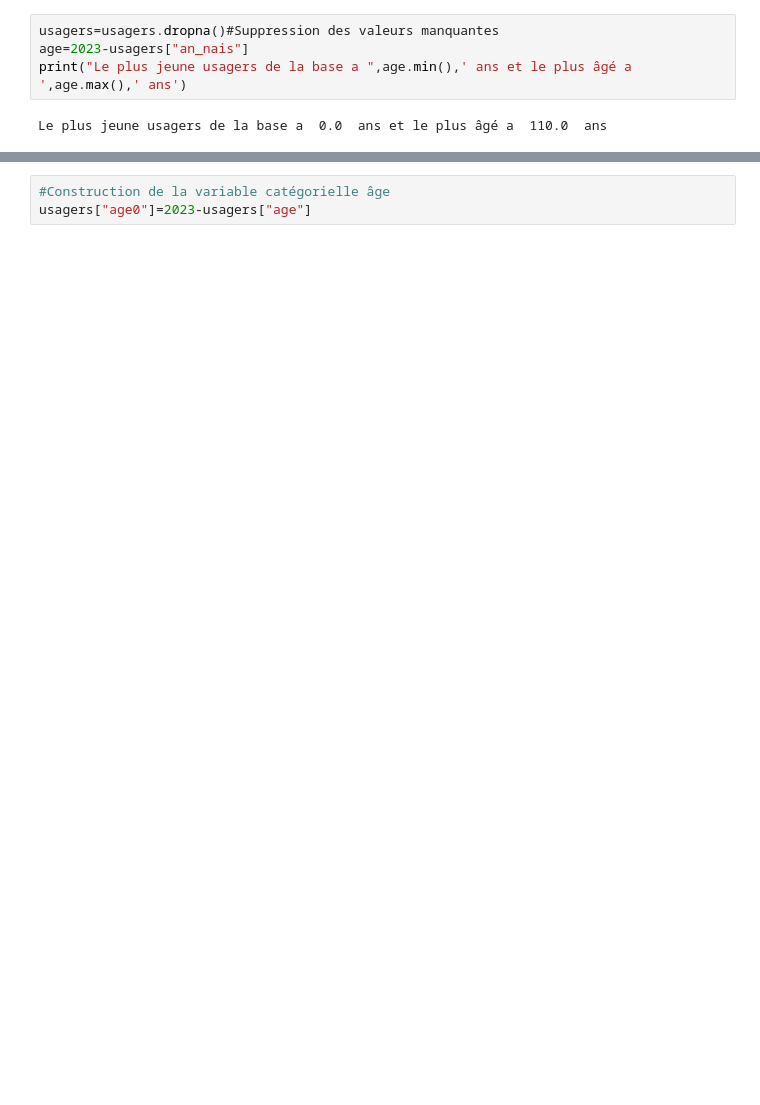
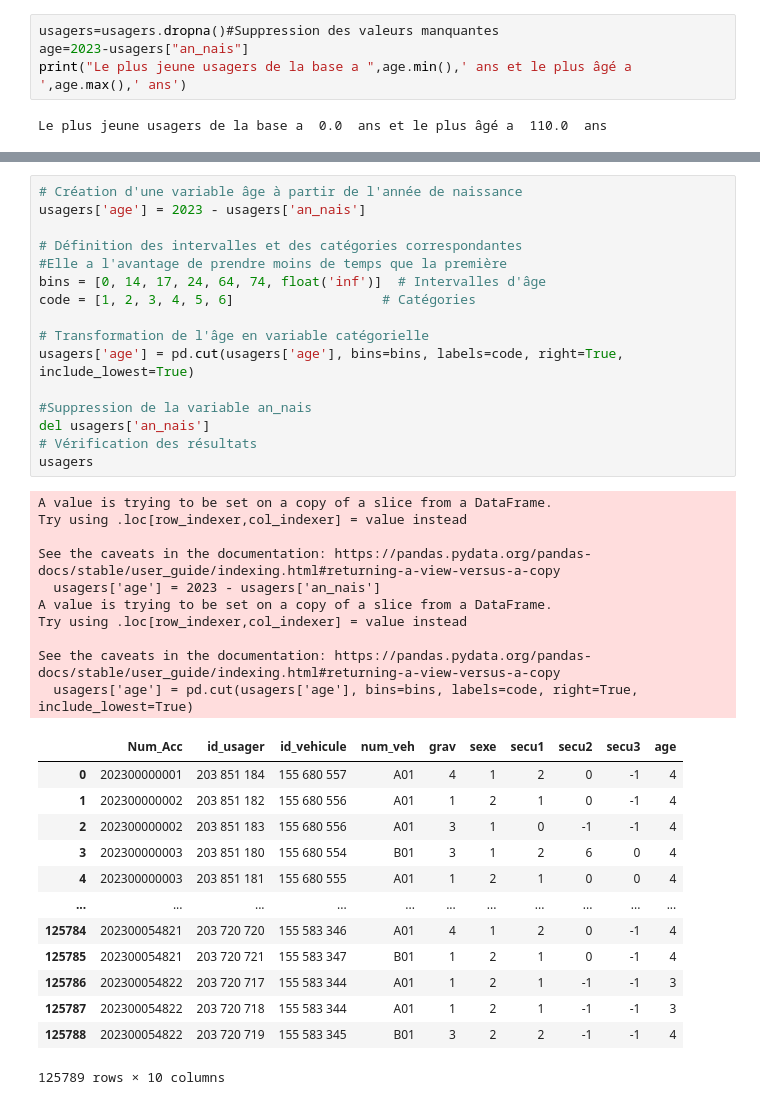
Before and after one commit to Deeson2002/Projet-python, a Jupyter notebook: Projet.ipynb, the cells around one changed output, grey strips where cells are left out. Saved outputs shown, nothing was run; the diff lists cells and outputs as text; blank space fills up the shorter version.

```diff
--- a/Projet.ipynb
+++ b/Projet.ipynb
@@ -238,5 +237,42 @@ La variable catégorielle âge sera codé comme suit :
    Cette catégorie regroupe des individus souvent vulnérables en raison de leurs capacités physiques ou mentales. Ils peuvent être piétons, passagers, ou conducteurs.
    Les conséquences d'un accident peuvent être plus graves pour cette tranche d'âge, ce qui en fait un groupe particulièrement intéressant à analyser dans les études de sécurité routière.
-# %%
-#Construction de la variable catégorielle âge
-usagers["age0"]=2023-usagers["age"]
+# %%
+# Création d'une variable âge à partir de l'année de naissance
+usagers['age'] = 2023 - usagers['an_nais']
+
+# Définition des intervalles et des catégories correspondantes
+#Elle a l'avantage de prendre moins de temps que la première
+bins = [0, 14, 17, 24, 64, 74, float('inf')]  # Intervalles d'âge
+code = [1, 2, 3, 4, 5, 6]                   # Catégories
+
+# Transformation de l'âge en variable catégorielle
+usagers['age'] = pd.cut(usagers['age'], bins=bins, labels=code, right=True, include_lowest=True)
+
+#Suppression de la variable an_nais
+del usagers['an_nais']
+# Vérification des résultats
+usagers
+# %% [output]
+A value is trying to be set on a copy of a slice from a DataFrame.
+Try using .loc[row_indexer,col_indexer] = value instead
+
+See the caveats in the documentation: https://pandas.pydata.org/pandas-docs/stable/user_guide/indexing.html#returning-a-view-versus-a-copy
+  usagers['age'] = 2023 - usagers['an_nais']
+A value is trying to be set on a copy of a slice from a DataFrame.
+Try using .loc[row_indexer,col_indexer] = value instead
+
+See the caveats in the documentation: https://pandas.pydata.org/pandas-docs/stable/user_guide/indexing.html#returning-a-view-versus-a-copy
+  usagers['age'] = pd.cut(usagers['age'], bins=bins, labels=code, right=True, include_lowest=True)
+|  | Num_Acc | id_usager | id_vehicule | num_veh | grav | sexe | secu1 | secu2 | secu3 | age |
+| 0 | 202300000001 | 203 851 184 | 155 680 557 | A01 | 4 | 1 | 2 | 0 | -1 | 4 |
+| 1 | 202300000002 | 203 851 182 | 155 680 556 | A01 | 1 | 2 | 1 | 0 | -1 | 4 |
+| 2 | 202300000002 | 203 851 183 | 155 680 556 | A01 | 3 | 1 | 0 | -1 | -1 | 4 |
+| 3 | 202300000003 | 203 851 180 | 155 680 554 | B01 | 3 | 1 | 2 | 6 | 0 | 4 |
+| 4 | 202300000003 | 203 851 181 | 155 680 555 | A01 | 1 | 2 | 1 | 0 | 0 | 4 |
+| ... | ... | ... | ... | ... | ... | ... | ... | ... | ... | ... |
+| 125784 | 202300054821 | 203 720 720 | 155 583 346 | A01 | 4 | 1 | 2 | 0 | -1 | 4 |
+| 125785 | 202300054821 | 203 720 721 | 155 583 347 | B01 | 1 | 2 | 1 | 0 | -1 | 4 |
+| 125786 | 202300054822 | 203 720 717 | 155 583 344 | A01 | 1 | 2 | 1 | -1 | -1 | 3 |
+| 125787 | 202300054822 | 203 720 718 | 155 583 344 | A01 | 1 | 2 | 1 | -1 | -1 | 3 |
+| 125788 | 202300054822 | 203 720 719 | 155 583 345 | B01 | 3 | 2 | 2 | -1 | -1 | 4 |
+125789 rows × 10 columns
```
Also changed, not shown: parts of 7 cells of this notebook.
